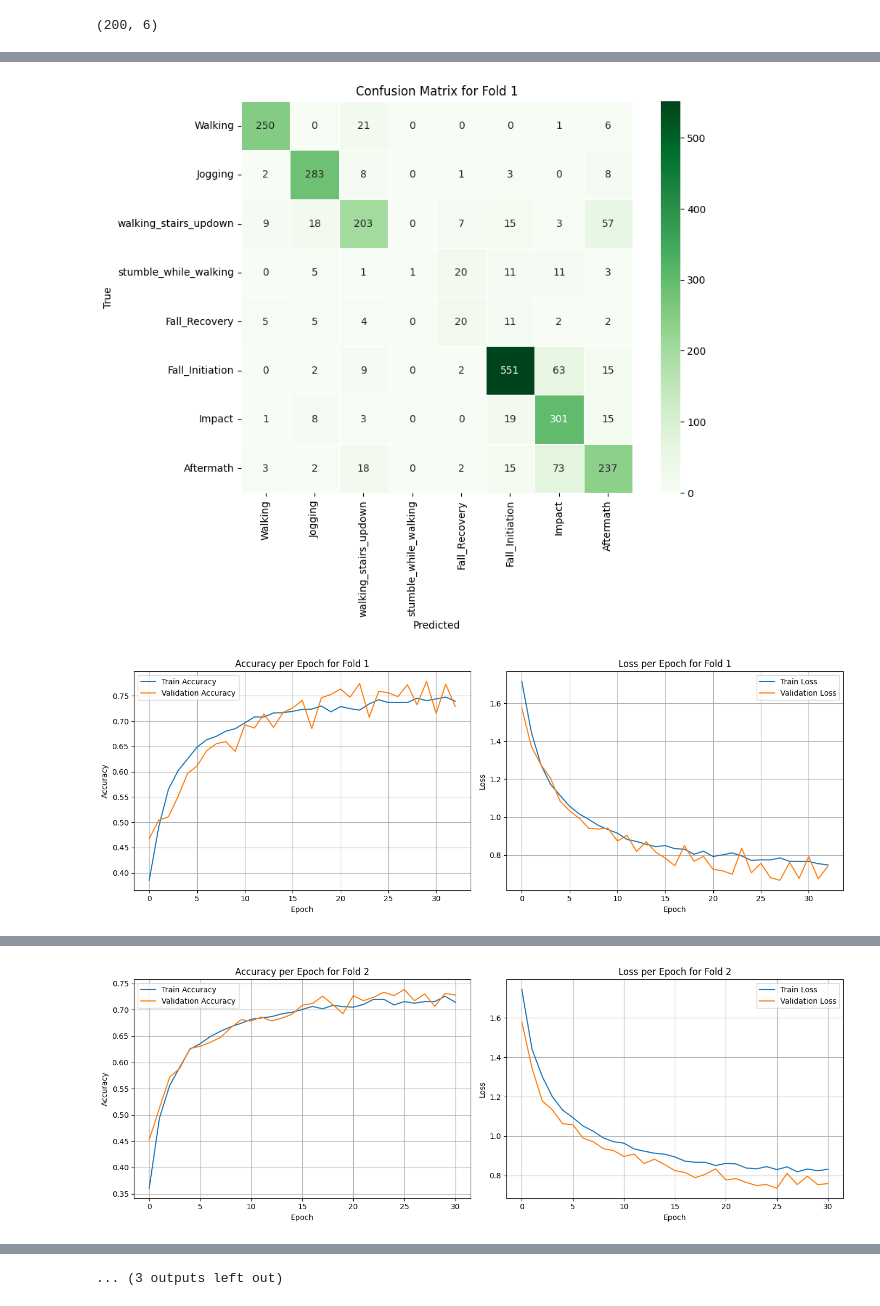
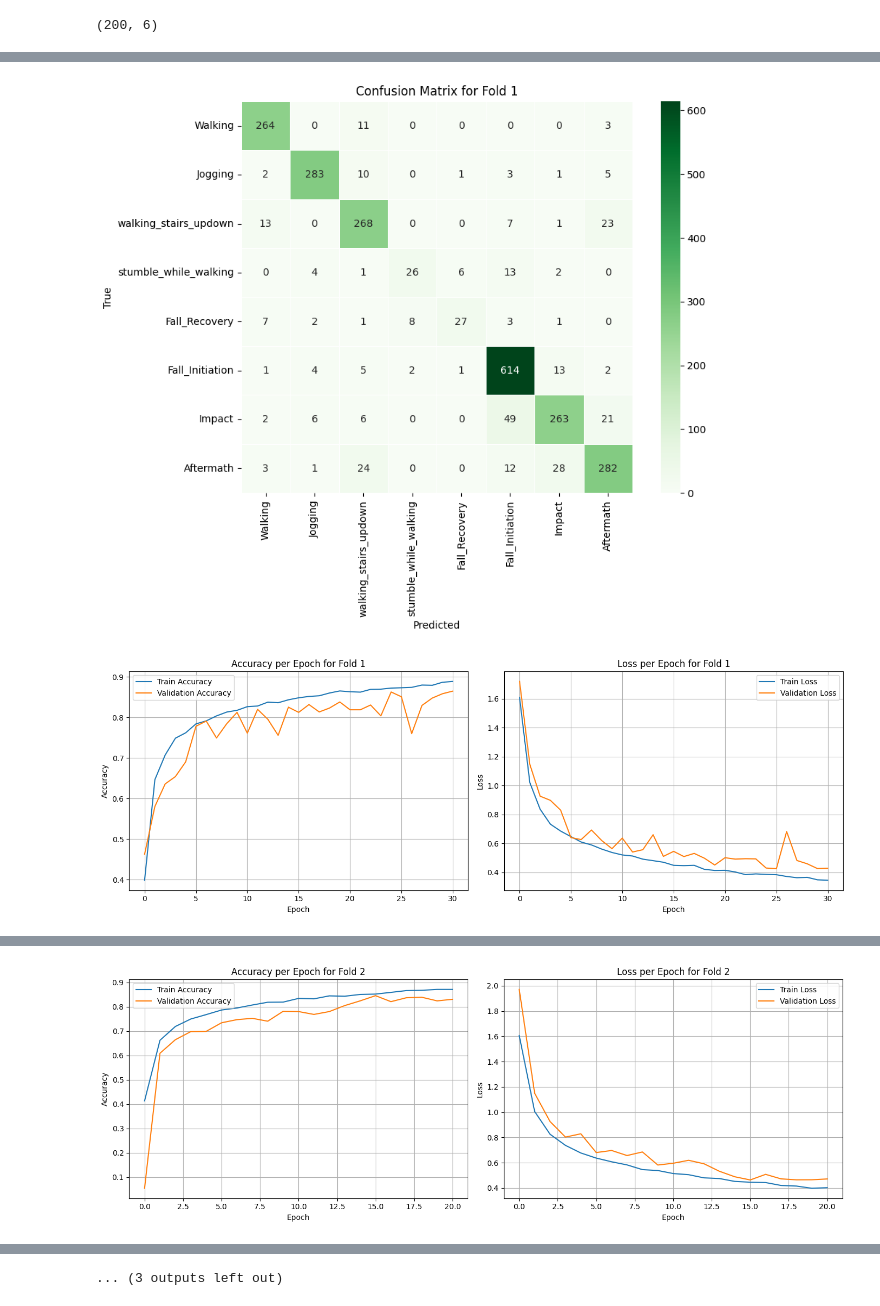
Before and after one commit to saatvik-t/Fall-Detection, a Jupyter notebook: Fall_Detection.ipynb, the cells around one changed output, grey strips where cells are left out. Cells and saved outputs as stored; diff of their text form; code cells hidden in the pictures.

Commit message:
Reverted to AMSKNet Model with further compression

```diff
--- a/Fall_Detection.ipynb
+++ b/Fall_Detection.ipynb
@@ -181,11 +171,7 @@ for train_index, test_index in kf.split(final_data):
     y_train, y_test = label[train_index], label[test_index]
 
     model = ENSEMBLE(I_Shape, n_classes)
-
     model.compile(optimizer='adam', loss='categorical_crossentropy', metrics=['accuracy'])
-
-    # Define the UpdatePruningStep callback
-    update_pruning_step = sparsity.UpdatePruningStep()
 
     early_stopping = EarlyStopping(monitor='val_loss', patience=5, restore_best_weights=True)
     history = model.fit(
@@ -196,7 +182,7 @@ for train_index, test_index in kf.split(final_data):
         shuffle=True,
         validation_split=0.1,
         verbose=1,
-        callbacks=[early_stopping, update_pruning_step]  # Add the UpdatePruningStep callback here
+        callbacks=[early_stopping]
     )
 
     loss, accuracy = model.evaluate(X_test, y_test, batch_size=32, verbose=0)
@@ -211,13 +197,17 @@ for train_index, test_index in kf.split(final_data):
     precisions.append(precision)
     recalls.append(recall)
 
+    predictions = model.predict(X_test)
+    y_true = np.argmax(y_test, axis=1)
+    y_pred = np.argmax(predictions, axis=1)
+
     report = classification_report(y_true, y_pred, target_names=class_labels, output_dict=True)
     print(pd.DataFrame(report).T)
 
     cm = confusion_matrix(y_true, y_pred)
-    axis_labels = class_labels
+    axis_labels = [label for label in class_labels]
     plt.figure(figsize=(10, 7))
-    sns.heatmap(cm, annot=True, fmt='d', linewidths=0.5, square=True, cmap='Greens', xticklabels=axis_labels, yticklabels=axis_labels)
+    sns.heatmap(cm, annot=True, fmt='d', linewidths=0.5, square = True, cmap='Greens', xticklabels=axis_labels, yticklabels=axis_labels)
     plt.title(f'Confusion Matrix for Fold {fold_no}')
     plt.xlabel('Predicted')
     plt.ylabel('True')
@@ -268,4 +258,4 @@ weighted avg            0.801105  0.790578  0.782553  2335.000000
-[figure, old version]
+[figure, new version]
-[figure, old version]
+[figure, new version]
 Fold 2
 Epoch 1/200
@@ -287,4 +277,4 @@ weighted avg            0.769129  0.780300  0.761032  2335.0000
 [figure]
-[figure, old version]
+[figure, new version]
 Fold 3
 Epoch 1/200
```
Also changed, not shown: parts of 10 cells of this notebook.
